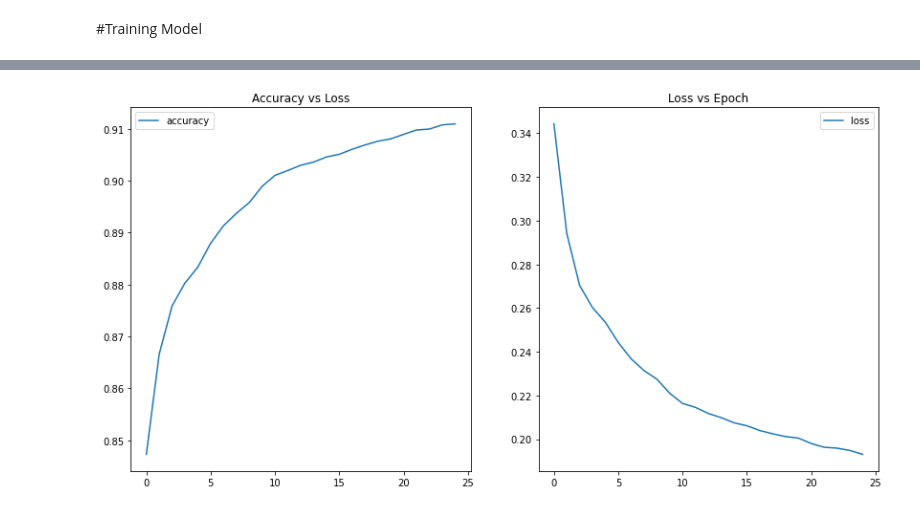
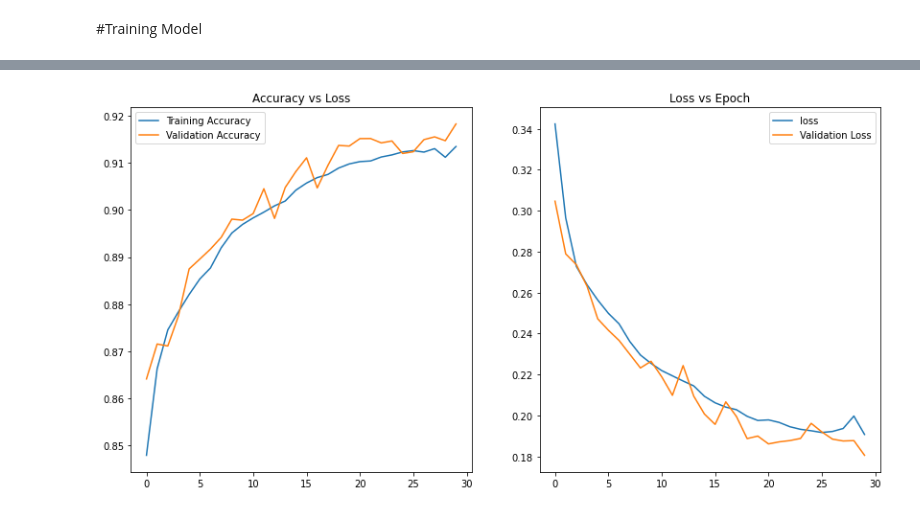
Before and after one commit to ragul-n/LendingClubPrediction, a Jupyter notebook: Loan_Grading_without_Text_Data.ipynb, the cells around one changed output, grey strips where cells are left out. Saved outputs shown, nothing was run; the diff lists cells and outputs as text; code cells hidden in the pictures.

Commit message:
Achieved 91.74% Accuracy with 30 epochs. Also , cleaned the code and added some comments.

```diff
--- a/Loan_Grading_without_Text_Data.ipynb
+++ b/Loan_Grading_without_Text_Data.ipynb
@@ -56,5 +54,3 @@ array(['C', 'F', 'B', 'A', 'E', 'D', 'G'], dtype=object)
-# %%
-data = accepted_loans.drop([ "application_type" , "issue_d", "loan_status"], axis=1 )
 # %%
 data=data.fillna({ "home_ownership":"not known", "emp_length": "not known", "zip_code": "000XX"})
 data=data.fillna(data.mean(numeric_only=True))
@@ -163,5 +159,5 @@ model.compile(optimizer=tf.keras.optimizers.Adam(learning_rate=0.001),
                metrics= ["accuracy"]
 )
 # %%
-history= model.fit(training_data, validation_data=validation_data, epochs=25, shuffle=True)
+history= model.fit(training_data, validation_data=validation_data, epochs=30, shuffle=True)
 # %% [output]
@@ -189,15 +190,17 @@ metrics=model.evaluate(test_data, return_dict=True)
 # %%
 fig, [accuracy, loss]= plt.subplots(ncols=2, figsize=(14,7))
 
-accuracy.plot(history.history["accuracy"], label="accuracy")
+accuracy.plot(history.history["accuracy"], label="Training Accuracy")
+accuracy.plot(history.history["val_accuracy" ],  label= "Validation Accuracy")
 accuracy.legend()
 accuracy.set_title("Accuracy vs Loss")
 
 loss.plot(history.history["loss"], label="loss")
+loss.plot(history.history["val_loss"], label="Validation Loss")
 loss.legend()
 loss.set_title("Loss vs Epoch")
 plt.show()
 # %% [output]
-[figure, old version]
+[figure, new version]
 # %%
 model.save("model.h5")
```
Also changed, not shown: parts of 18 cells of this notebook.
